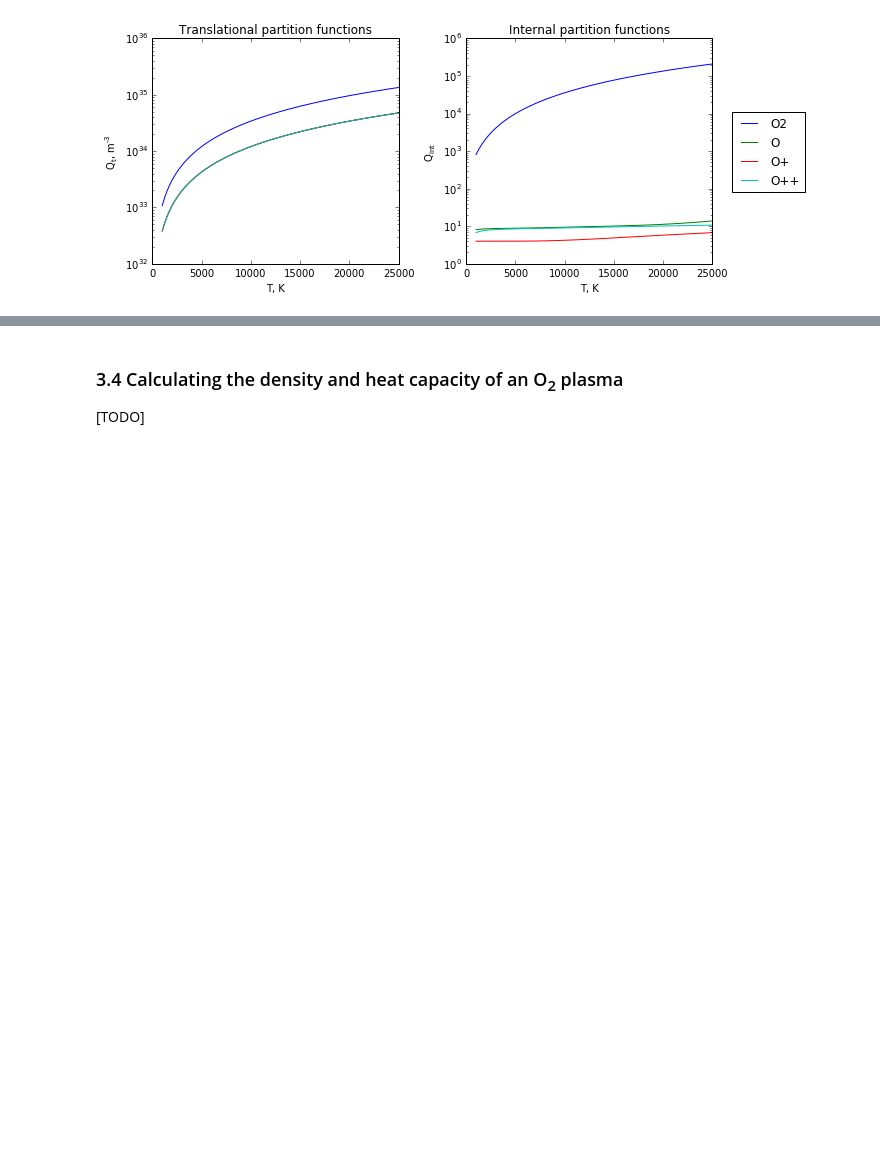
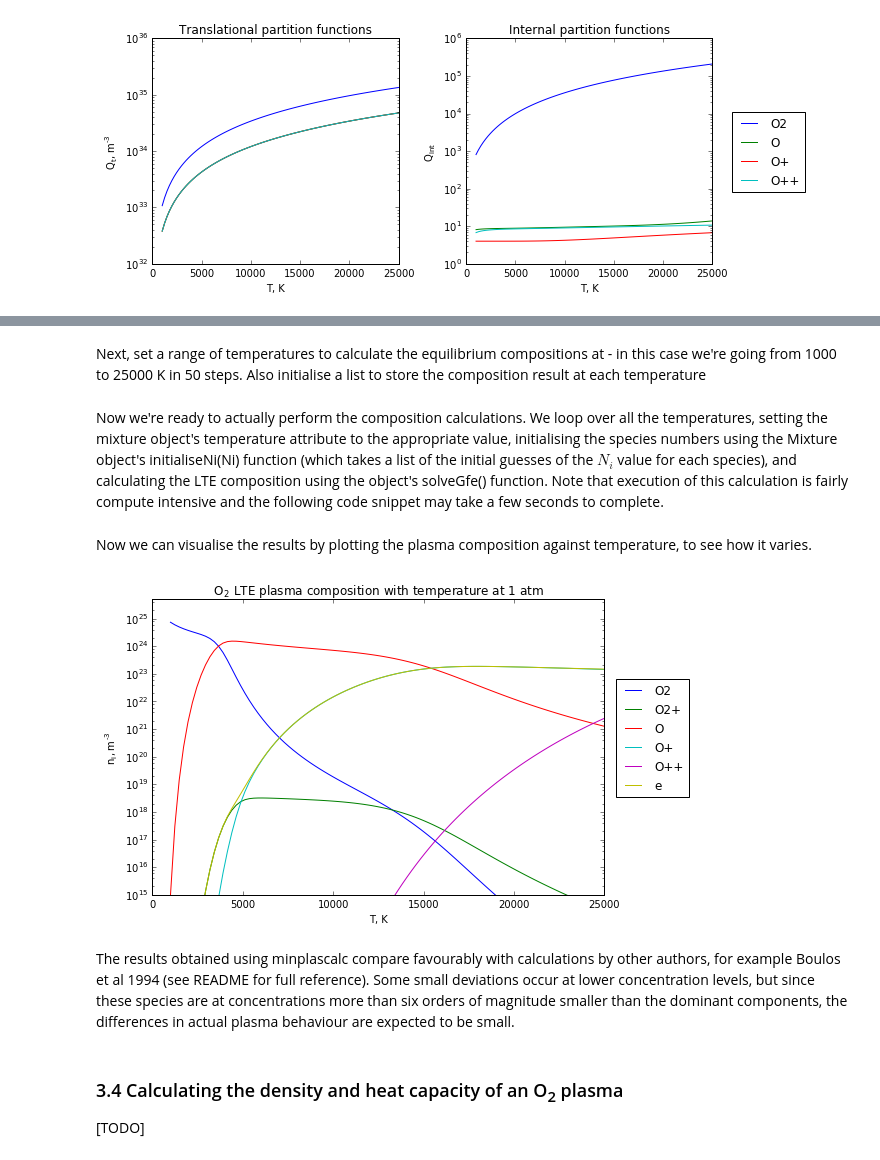
Before and after one commit to quinnreynolds/minplascalc, a Jupyter notebook: demoguide.ipynb, the cells around one changed output, grey strips where cells are left out. Cells and saved outputs as stored; diff of their text form; code cells hidden in the pictures; blank space fills up the shorter version.

Commit message:
ipynb demo guide work-in-progress
Updating oxygen plasma composition use-case section

```diff
--- a/demoguide.ipynb
+++ b/demoguide.ipynb
@@ -274,3 +301,37 @@ plt.tight_layout()
+# %%
+mixture = mpc.Mixture(str(mpc.MIXTUREPATH / "OxygenPlasma.json"), 1000, 101325)
+# %% [markdown]
+Next, set a range of temperatures to calculate the equilibrium compositions at - in this case we're going from 1000 to 25000 K in 50 steps. Also initialise a list to store the composition result at each temperature
+# %%
+temperatures = np.linspace(1000, 25000, 100)
+ni = [[] for j in range(len(mixture.species))]
+# %% [markdown]
+Now we're ready to actually perform the composition calculations. We loop over all the temperatures, setting the mixture object's temperature attribute to the appropriate value, initialising the species numbers using the Mixture object's <span style="font-family: 'Courier';">initialiseNi(Ni)</span> function (which takes a list of the initial guesses of the $N_i$ value for each species), and calculating the LTE composition using the object's <span style="font-family: 'Courier';">solveGfe()</span> function. Note that execution of this calculation is fairly compute intensive and the following code snippet may take a few seconds to complete.
+# %%
+speciesnames = []
+for T in temperatures:
+    mixture.T = T
+    mixture.initialiseNi([1e20 for i in range(len(mixture.species))])
+    mixture.solveGfe()
+    for j, sp in enumerate(mixture.species):
+        ni[j].append(sp.numberDensity)
+        speciesnames.append(sp.name)
+# %% [markdown]
+Now we can visualise the results by plotting the plasma composition against temperature, to see how it varies.
+# %%
+fig, ax0 = plt.subplots(1, 1, figsize=(7.5, 5))
+ax0.set_title("$\mathregular{O_2}$ LTE plasma composition with temperature at 1 atm")
+ax0.set_xlabel("T, K")
+ax0.set_ylabel("$\mathregular{n_i, m^{-3}}$")
+ax0.set_ylim(1e15, 5e25)
+for spn, sn in zip(ni, speciesnames):
+    ax0.semilogy(temperatures, spn, label=sn);
+ax0.legend(bbox_to_anchor=(1.2, 0.75));
+plt.tight_layout()
+# %% [output]
+[figure, added]
+# %% [markdown]
+The results obtained using minplascalc compare favourably with calculations by other authors, for example Boulos et al 1994 (see README for full reference). Some small deviations occur at lower concentration levels, but since these species are at concentrations more than six orders of magnitude smaller than the dominant components, the differences in actual plasma behaviour are expected to be small.
 # %% [markdown]
 <a id="3.4"></a>
 ### 3.4 Calculating the density and heat capacity of an O<sub>2</sub> plasma
```
Also changed, not shown: parts of 5 cells of this notebook, 1 other file.
